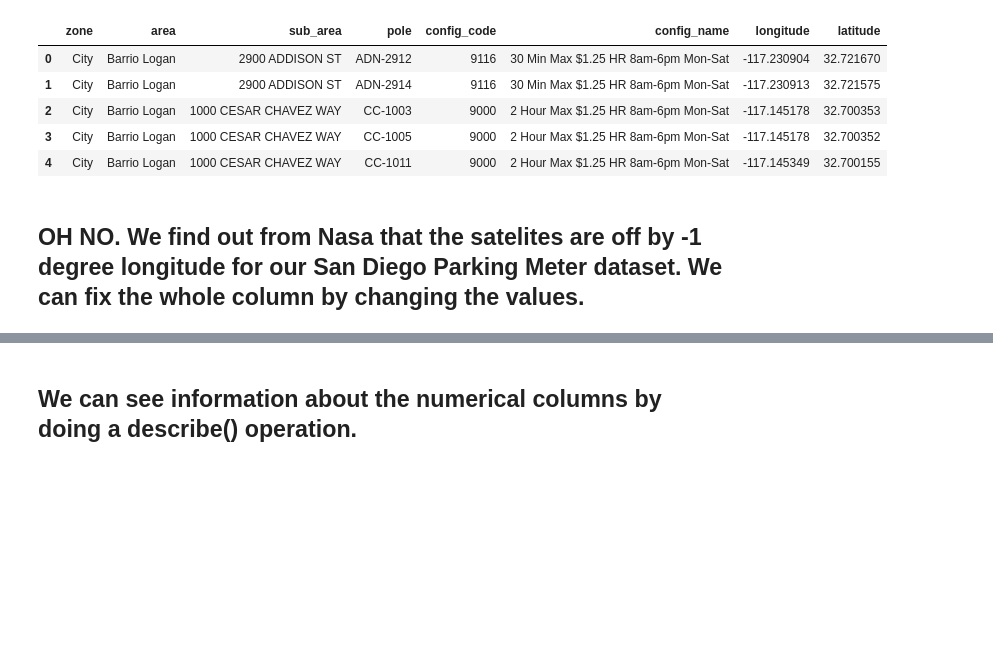
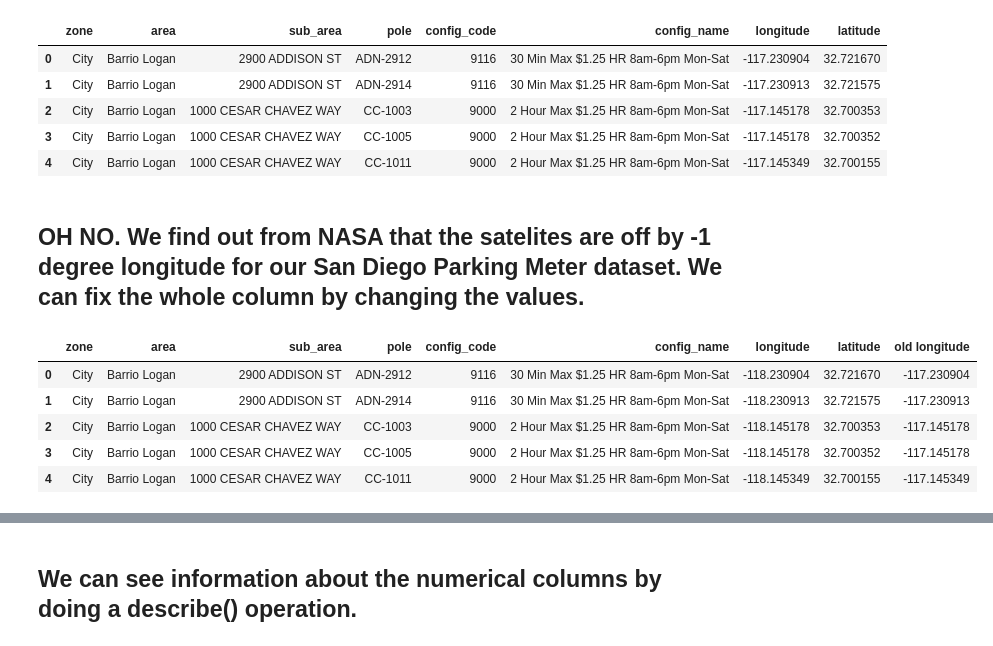
Before and after one commit to Back2Basics/Pandas-Talks, a Jupyter notebook: Pandas - importing data (to munging).ipynb, the cells around one changed output, grey strips where cells are left out. Cells and saved outputs as stored; diff of their text form; code cells hidden in the pictures; blank space fills up the shorter version.

```diff
--- a/Pandas Intro Talk (to data munging).ipynb
+++ b/Pandas - importing data (to munging).ipynb
@@ -59,4 +59,4 @@ parking_meters.head()
 | 3 | City | Barrio Logan | 1000 CESAR CHAVEZ WAY | CC-1005 | 9000 | 2 Hour Max $1.25 HR 8am-6pm Mon-Sat | -117.145178 | 32.700352 |
 | 4 | City | Barrio Logan | 1000 CESAR CHAVEZ WAY | CC-1011 | 9000 | 2 Hour Max $1.25 HR 8am-6pm Mon-Sat | -117.145349 | 32.700155 |
 # %% [markdown]
-## OH NO.  We find out from Nasa that the satelites are off by -1 degree longitude for our San Diego Parking Meter dataset.  We can fix the whole column by changing the values.
+## OH NO.  We find out from NASA that the satelites are off by -1 degree longitude for our San Diego Parking Meter dataset.  We can fix the whole column by changing the values.
@@ -64,0 +63,11 @@ parking_meters['longitude'] = parking_meters['longitude'] - 1
+# %%
+parking_meters['old longitude'] = parking_meters['longitude']
+parking_meters['longitude'] = parking_meters['longitude'] - 1 #using Python's right to left evaluation
+parking_meters.head()
+# %% [output]
+|  | zone | area | sub_area | pole | config_code | config_name | longitude | latitude | old longitude |
+| 0 | City | Barrio Logan | 2900 ADDISON ST | ADN-2912 | 9116 | 30 Min Max $1.25 HR 8am-6pm Mon-Sat | -118.230904 | 32.721670 | -117.230904 |
+| 1 | City | Barrio Logan | 2900 ADDISON ST | ADN-2914 | 9116 | 30 Min Max $1.25 HR 8am-6pm Mon-Sat | -118.230913 | 32.721575 | -117.230913 |
+| 2 | City | Barrio Logan | 1000 CESAR CHAVEZ WAY | CC-1003 | 9000 | 2 Hour Max $1.25 HR 8am-6pm Mon-Sat | -118.145178 | 32.700353 | -117.145178 |
+| 3 | City | Barrio Logan | 1000 CESAR CHAVEZ WAY | CC-1005 | 9000 | 2 Hour Max $1.25 HR 8am-6pm Mon-Sat | -118.145178 | 32.700352 | -117.145178 |
+| 4 | City | Barrio Logan | 1000 CESAR CHAVEZ WAY | CC-1011 | 9000 | 2 Hour Max $1.25 HR 8am-6pm Mon-Sat | -118.145349 | 32.700155 | -117.145349 |
```
Also changed, not shown: parts of 10 cells of this notebook, 7 other files.
